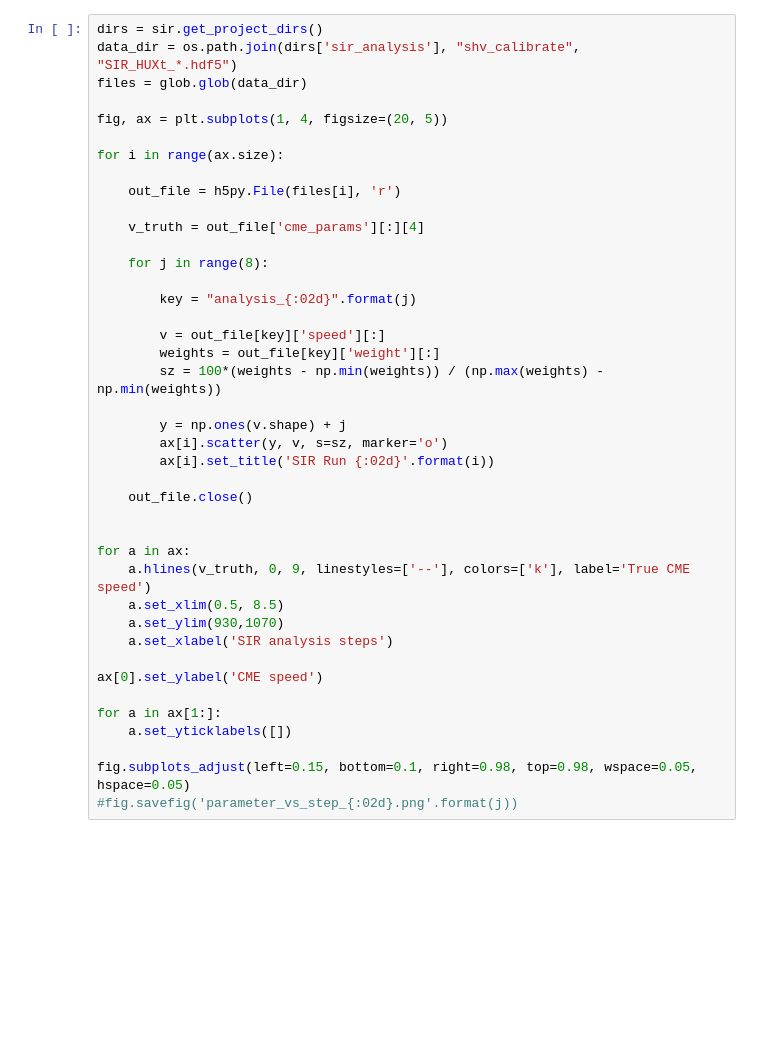
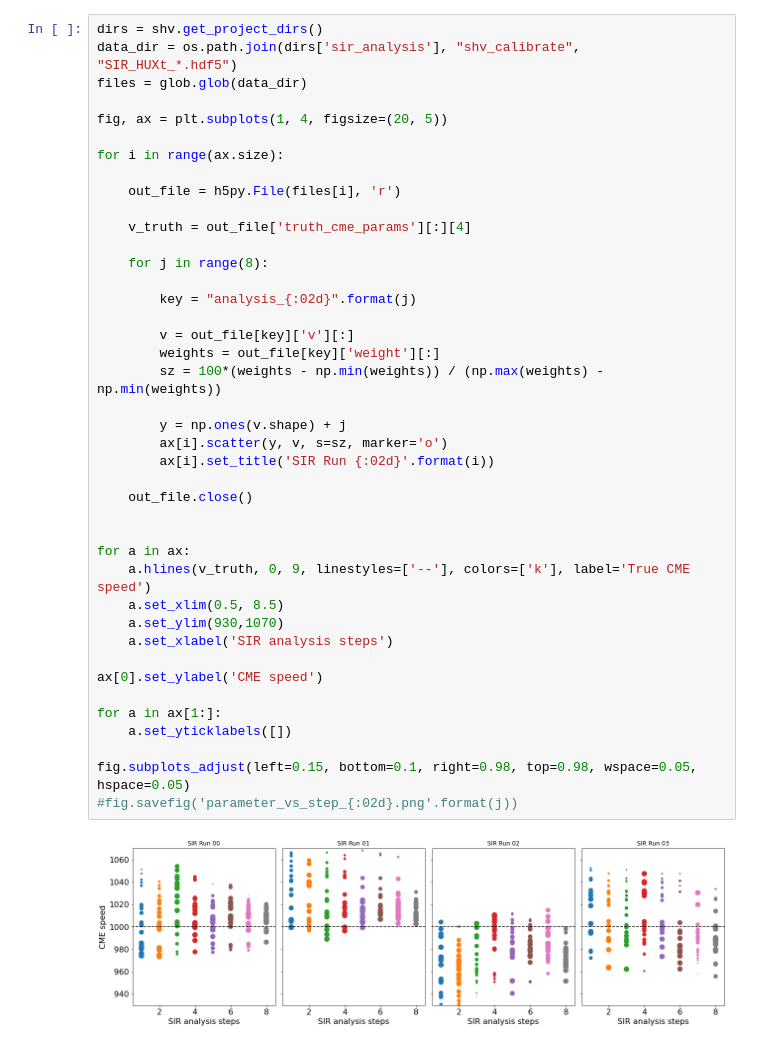
Before and after one commit to LukeBarnard/SIR_HUXt, a Jupyter notebook: code/calibration_analysis_shv.ipynb, the cells around one changed output. Cells and saved outputs as stored; diff of their text form; blank space fills up the shorter version.

```diff
--- a/code/calibration_analysis_shv.ipynb
+++ b/code/calibration_analysis_shv.ipynb
@@ -23,5 +45,5 @@ mpl.rc("legend", fontsize=16)
 # %%
-dirs = sir.get_project_dirs()
+dirs = shv.get_project_dirs()
 data_dir = os.path.join(dirs['sir_analysis'], "shv_calibrate", "SIR_HUXt_*.hdf5")
 files = glob.glob(data_dir)
 
@@ -31,34 +53,36 @@ for i in range(ax.size):
 
     out_file = h5py.File(files[i], 'r')
 
-    v_truth = out_file['cme_params'][:][4]
+    v_truth = out_file['truth_cme_params'][:][4]
 
     for j in range(8):
 
         key = "analysis_{:02d}".format(j)
 
-        v = out_file[key]['speed'][:]
+        v = out_file[key]['v'][:]
         weights = out_file[key]['weight'][:]
         sz = 100*(weights - np.min(weights)) / (np.max(weights) - np.min(weights))
 
         y = np.ones(v.shape) + j
         ax[i].scatter(y, v, s=sz, marker='o')
         ax[i].set_title('SIR Run {:02d}'.format(i))
 
     out_file.close()
 
 
 for a in ax:
     a.hlines(v_truth, 0, 9, linestyles=['--'], colors=['k'], label='True CME speed')
     a.set_xlim(0.5, 8.5)
     a.set_ylim(930,1070)
     a.set_xlabel('SIR analysis steps')
 
 ax[0].set_ylabel('CME speed')
 
 for a in ax[1:]:
     a.set_yticklabels([])
 
 fig.subplots_adjust(left=0.15, bottom=0.1, right=0.98, top=0.98, wspace=0.05, hspace=0.05)
 #fig.savefig('parameter_vs_step_{:02d}.png'.format(j))
+# %% [output]
+[figure, added]
 # %%
```
Also changed, not shown: parts of 3 cells of this notebook, 4 other files.
